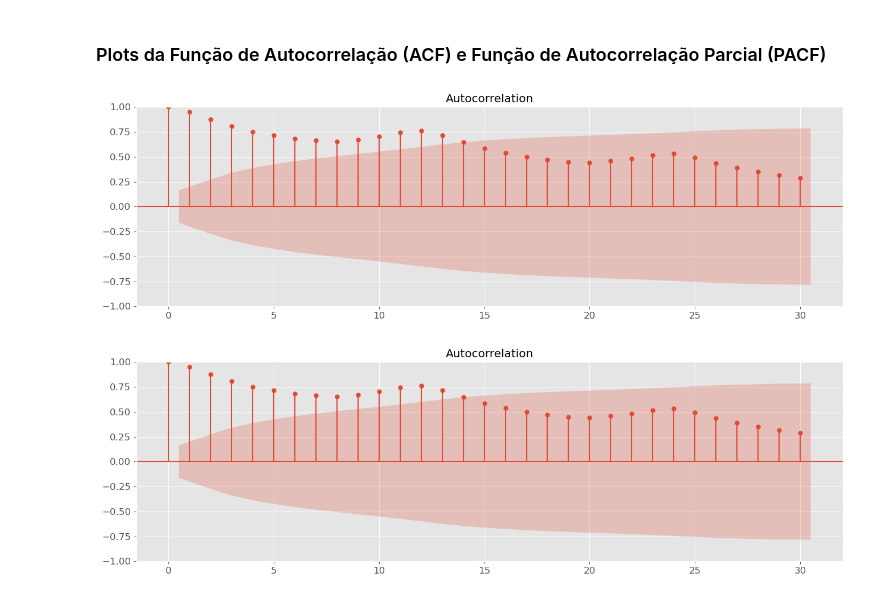
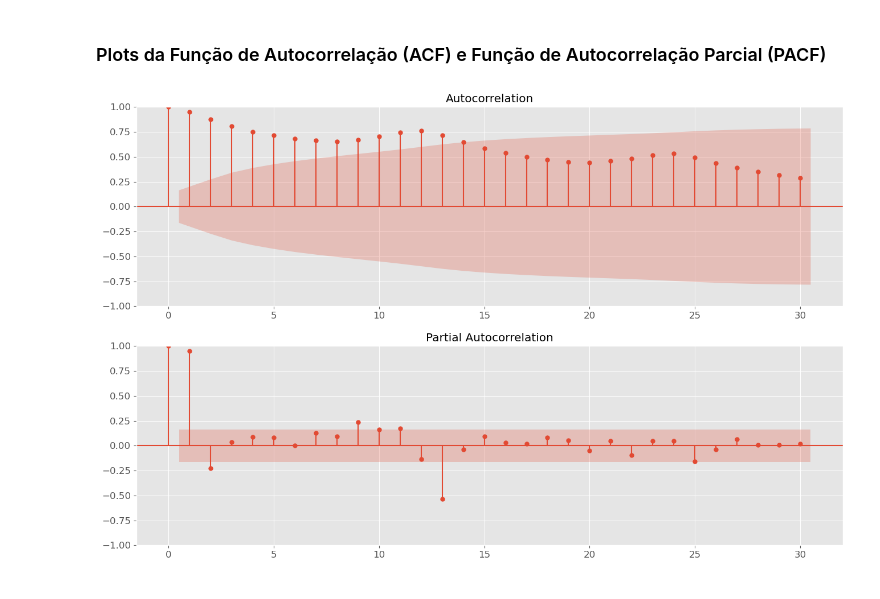
Before and after one commit to jrcomitre/Prever-Usuarios-Ativos-em-Web-Site, a Jupyter notebook: statistical_analysis.ipynb, the cells around one changed output. Drawn from its saved outputs; the diff is of its cells as text; code cells hidden in the pictures.

Commit message:
Função de Autocorrelação Parcial (PACF)

```diff
--- a/statistical_analysis.ipynb
+++ b/statistical_analysis.ipynb
@@ -115,10 +115,14 @@ plt.show()
 # %%
 # Plots
 plt.rcParams.update({'figure.figsize': (16,10)})
 
 # Plot do gráfico ACF
 plt.subplot(211)
 plot_acf(dados_serie.usuarios_ativos, ax = plt.gca(), lags= 30)
+
+# Plot do gráfico PACF
+plt.subplot(212)
+plot_pacf(dados_serie.usuarios_ativos, ax = plt.gca(), lags= 30, method='ywm')
+plt.show()
 # %% [output]
-[figure, old version]
+[figure, new version]
-[figure, removed]
```
